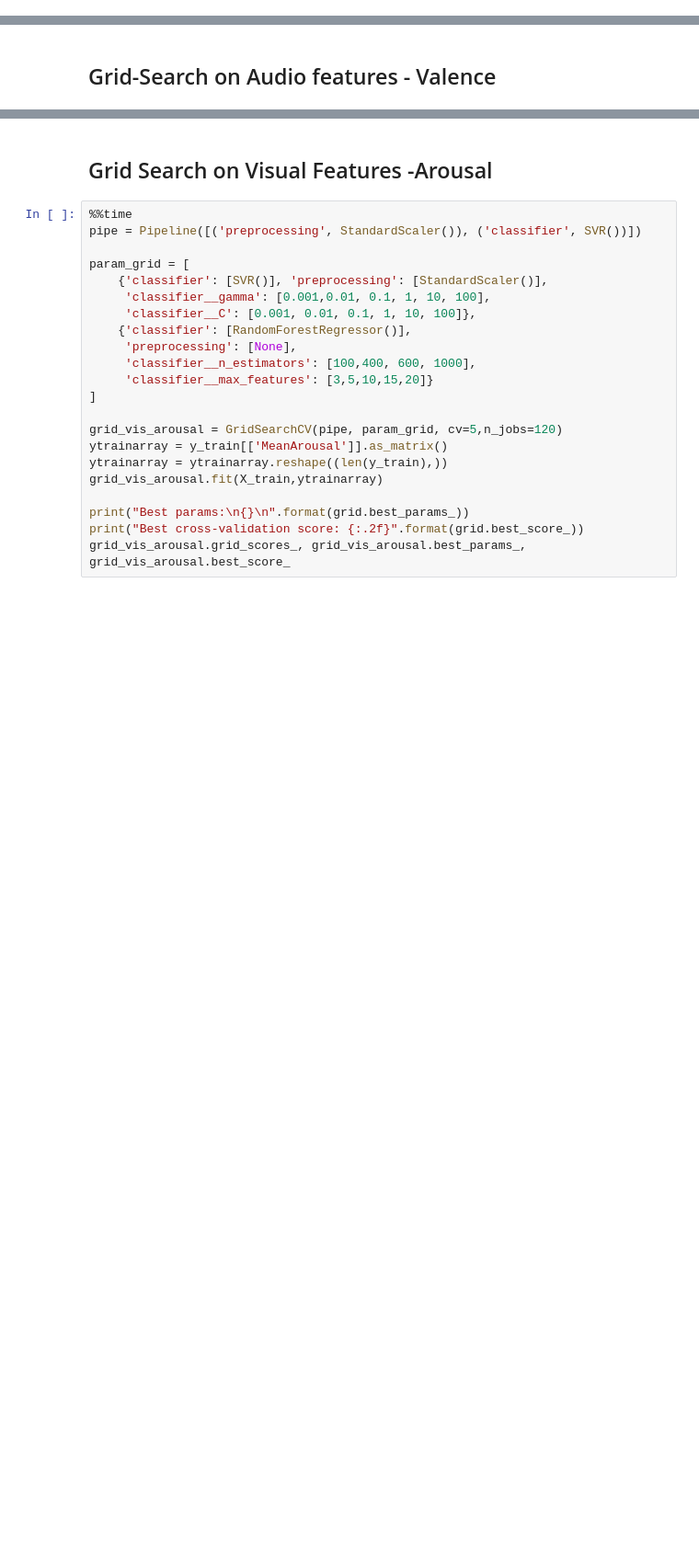
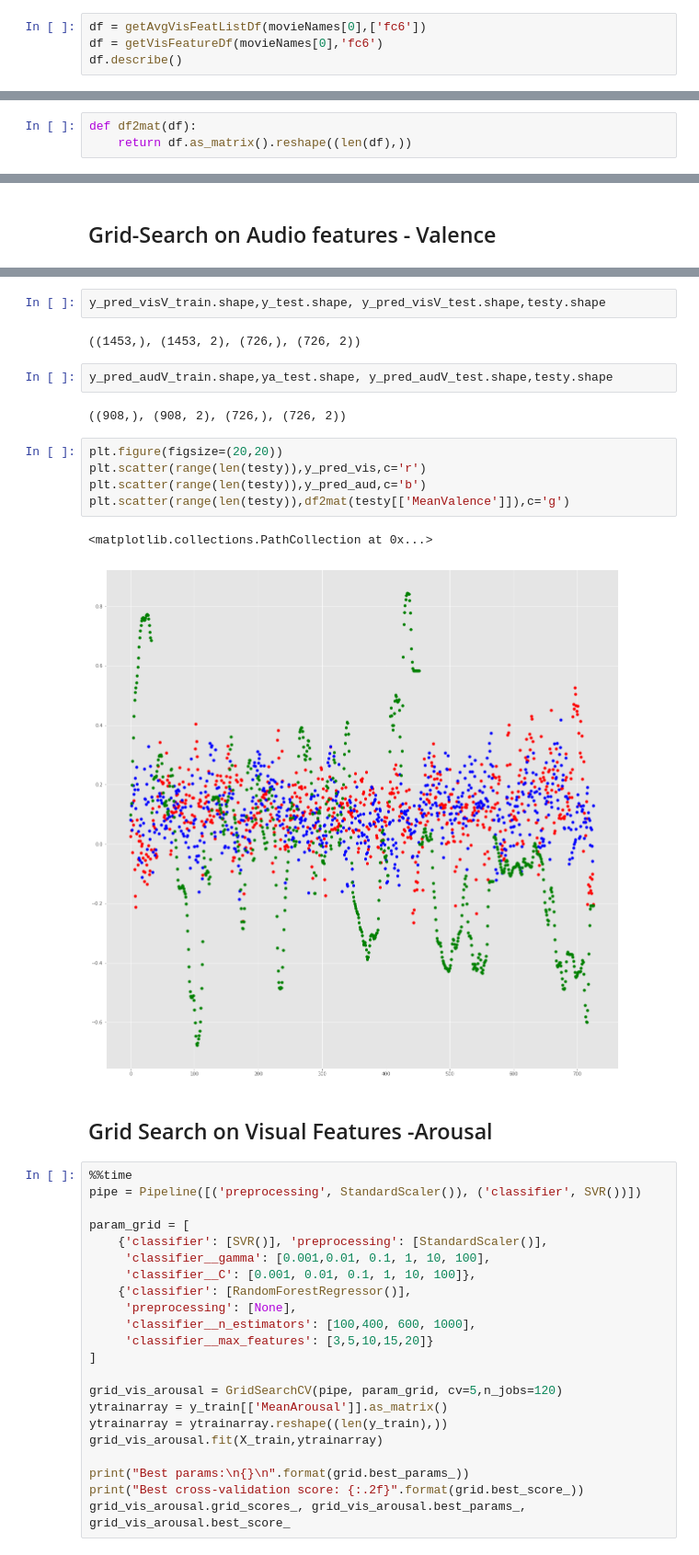
Before and after one commit to yasolix/cinevis, a Jupyter notebook: mediaeval/Valence-Arousal Prediction-ibm.ipynb, the cells around one changed output, grey strips where cells are left out. Shown at 92% size. Saved outputs shown, nothing was run; the diff lists cells and outputs as text; blank space fills up the shorter version.

```diff
--- a/mediaeval/Valence-Arousal Prediction-ibm.ipynb
+++ b/mediaeval/Valence-Arousal Prediction-ibm.ipynb
@@ -246,3 +255,7 @@ df = getVisFeatureDf(movieNames[0],'cl')
 df = getAvgVisFeatureDf(movieNames[0],'cl')
 df = getAvgVisFeatListDf(movieNames[0],['cl','eh'])
 #df.hist()
+# %%
+df = getAvgVisFeatListDf(movieNames[0],['fc6'])
+df = getVisFeatureDf(movieNames[0],'fc6')
+df.describe()
@@ -351,0 +368,3 @@ testXv.shape, testXa.shape, testy.shape
+# %%
+def df2mat(df):
+    return df.as_matrix().reshape((len(df),))
@@ -458,3 +691,19 @@ Wall time: 3min 49s
+# %%
+y_pred_visV_train.shape,y_test.shape, y_pred_visV_test.shape,testy.shape
+# %% [output]
+((1453,), (1453, 2), (726,), (726, 2))
+# %%
+y_pred_audV_train.shape,ya_test.shape, y_pred_audV_test.shape,testy.shape
+# %% [output]
+((908,), (908, 2), (726,), (726, 2))
+# %%
+plt.figure(figsize=(20,20))
+plt.scatter(range(len(testy)),y_pred_vis,c='r')
+plt.scatter(range(len(testy)),y_pred_aud,c='b')
+plt.scatter(range(len(testy)),df2mat(testy[['MeanValence']]),c='g')
+# %% [output]
+<matplotlib.collections.PathCollection at 0x...>
+[figure, added]
 # %% [markdown]
 ## Grid Search on Visual Features -Arousal
 # %%
```
Also changed, not shown: parts of 40 cells of this notebook, 4 other files.
